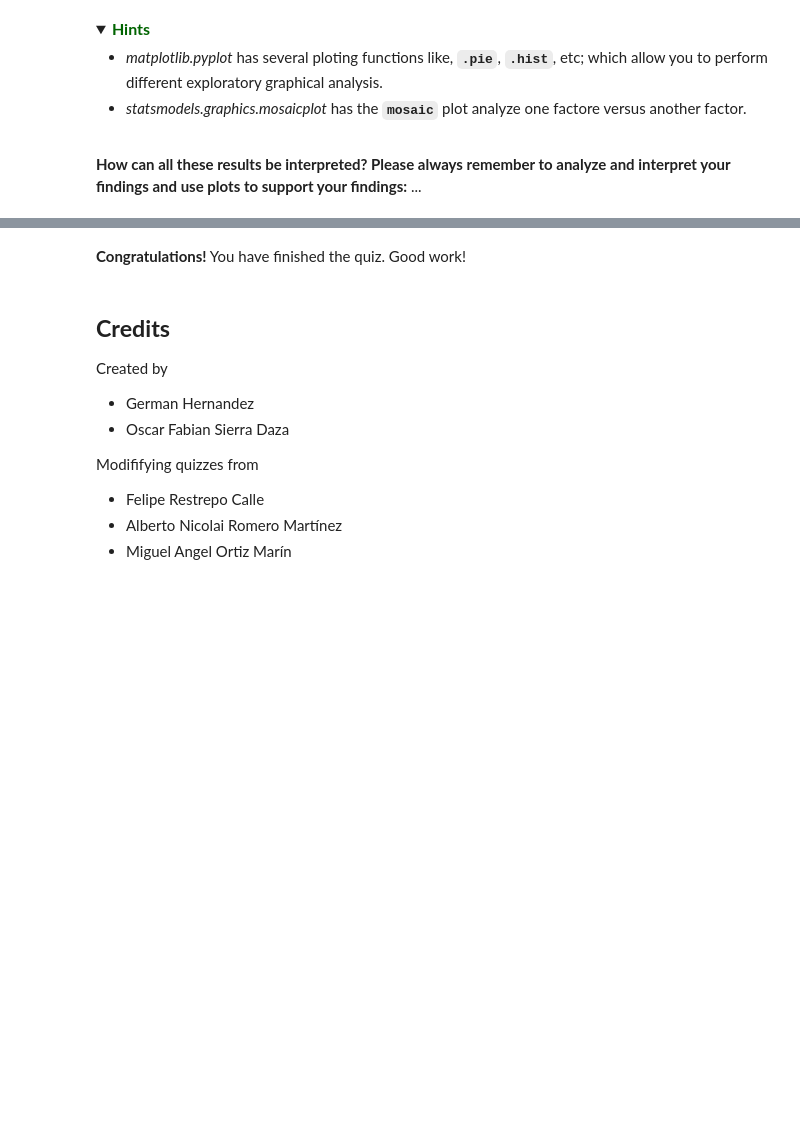
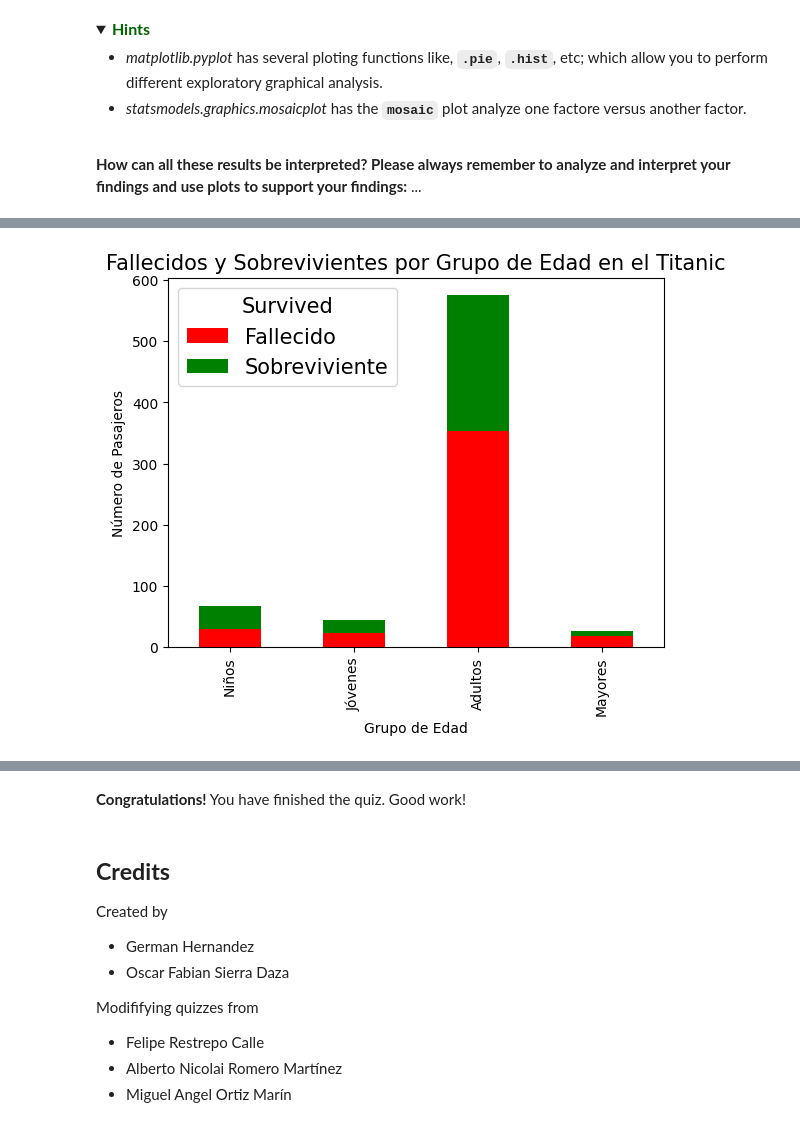
Before and after one commit to 10scar/AlgorithmsUN2024I, a Jupyter notebook: Quiz2/osgutierrezp_Quiz2.ipynb, the cells around one changed output, grey strips where cells are left out. Cells and saved outputs as stored; diff of their text form; code cells hidden in the pictures; folded sections open; blank space fills up the shorter version.

```diff
--- a/Quiz2/osgutierrezp_Quiz2.ipynb
+++ b/Quiz2/osgutierrezp_Quiz2.ipynb
@@ -692,0 +755,22 @@ The output of the above cell should be:
+# %%
+# Categorizar edades en grupos (niños, jóvenes, adultos y mayores)
+bins = [0, 12, 18, 60, 120]
+labels = ['Niños', 'Jóvenes', 'Adultos', 'Mayores']
+titanic['Age_Group'] = pd.cut(titanic['Age'], bins=bins, labels=labels, right=False)
+
+# Calcular el número de fallecidos y sobrevivientes en cada grupo de edad
+survived_by_age_group = titanic.groupby(['Age_Group', 'Survived']).size().unstack(fill_value=0)
+
+# Crear el gráfico de barras
+survived_by_age_group.plot(kind='bar', stacked=True, color=['red', 'green'])
+
+# Agregar etiquetas y título
+plt.xlabel('Grupo de Edad')
+plt.ylabel('Número de Pasajeros')
+plt.title('Fallecidos y Sobrevivientes por Grupo de Edad en el Titanic')
+plt.legend(title='Survived', labels=['Fallecido', 'Sobreviviente'])
+
+# Mostrar el gráfico
+plt.show()
+# %% [output]
+[figure, added]
```
Also changed, not shown: parts of 15 cells of this notebook.
